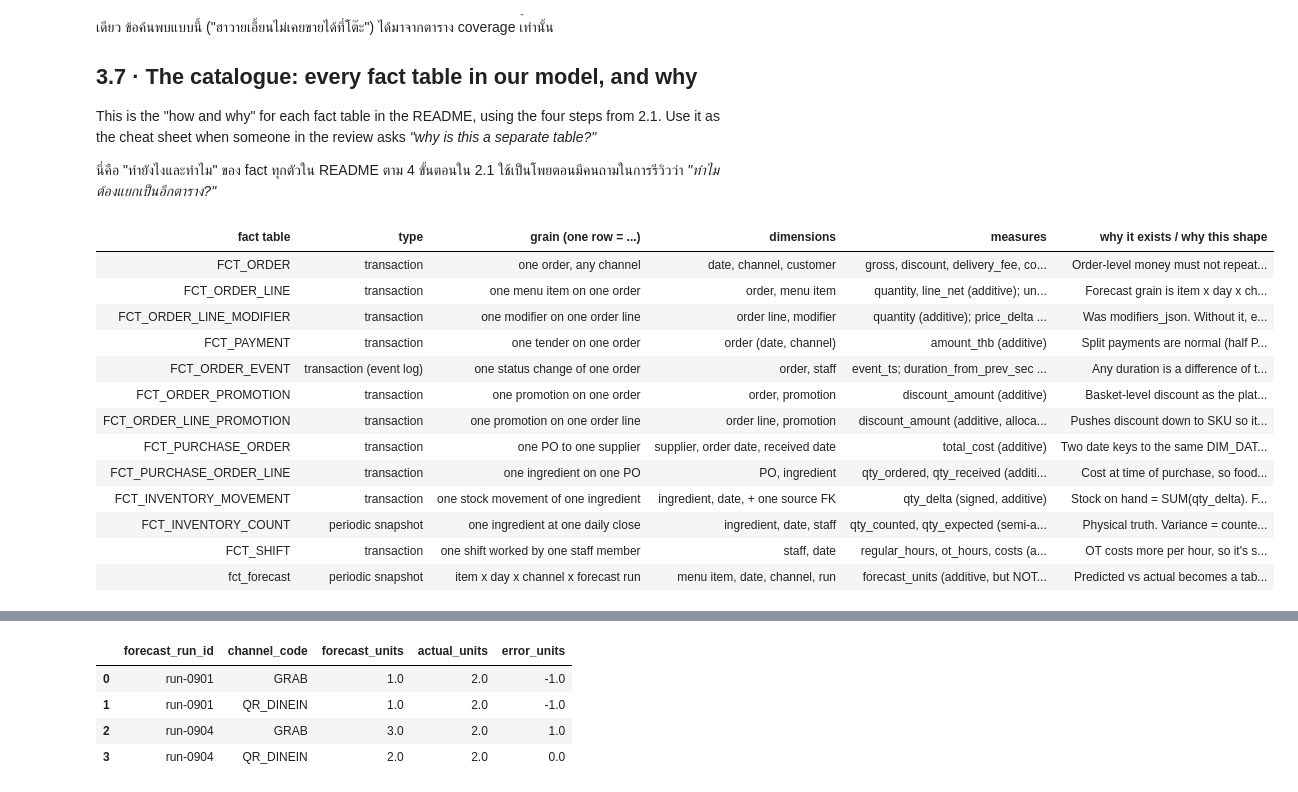
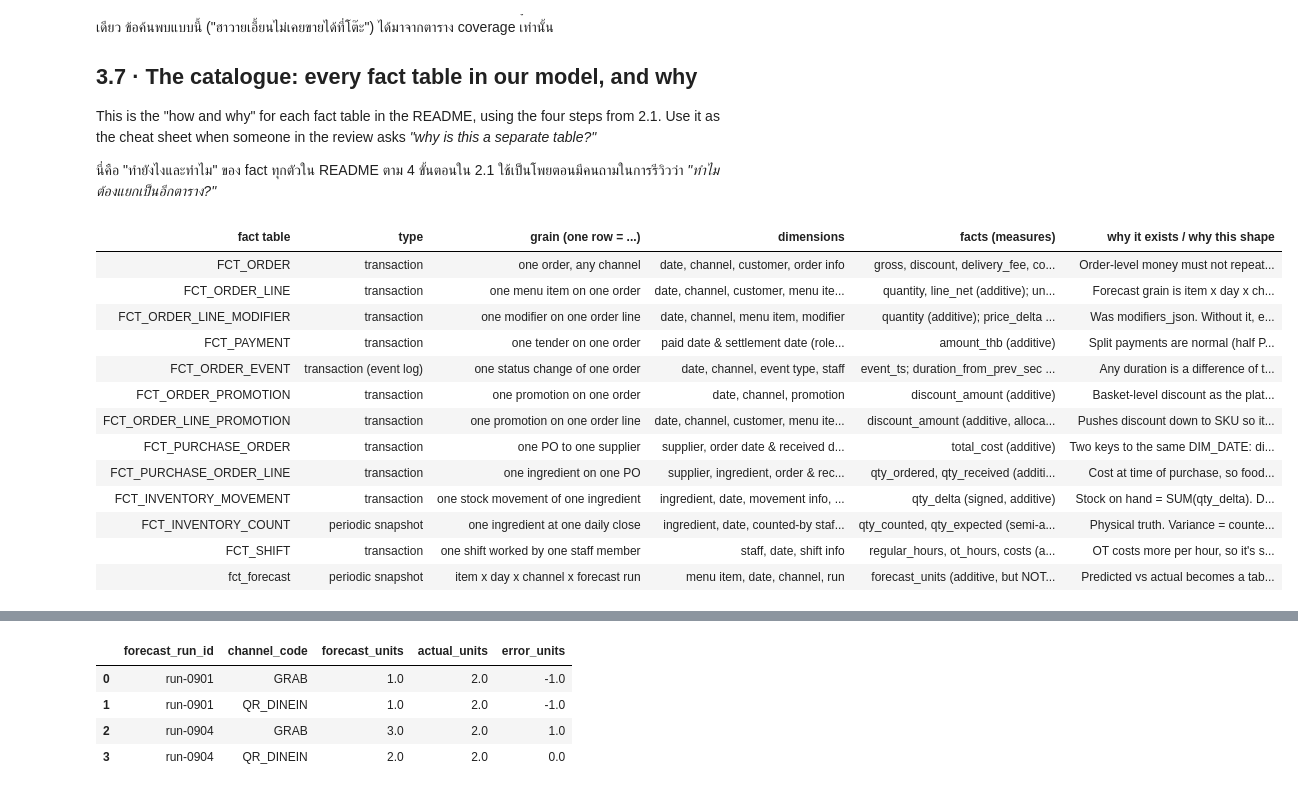
Before and after one commit to QuadrupleBeansStars/MADT-Pizza-shop, a Jupyter notebook: notebooks/warehouse_design.ipynb, the cells around one changed output, grey strips where cells are left out. Cells and saved outputs as stored; diff of their text form; code cells hidden in the pictures.

```diff
--- a/notebooks/warehouse_design.ipynb
+++ b/notebooks/warehouse_design.ipynb
@@ -1079,62 +1170,62 @@ Use it as the cheat sheet when someone in the review asks *"why is this a separa
 # %%
 catalogue = pd.DataFrame([
     ("FCT_ORDER", "transaction", "one order, any channel",
-     "date, channel, customer", "gross, discount, delivery_fee, commission, net_revenue (all additive)",
+     "date, channel, customer, order info", "gross, discount, delivery_fee, commission, net_revenue (all additive)",
      "Order-level money must not repeat per line (3.1). Net revenue = what the shop banks, differs ~30% by channel."),
     ("FCT_ORDER_LINE", "transaction", "one menu item on one order",
-     "order, menu item", "quantity, line_net (additive); unit_price (non-additive, snapshot)",
-     "Forecast grain is item x day x channel, so sales must be item-level. Price snapshotted (3.2)."),
+     "date, channel, customer, menu item, order info", "quantity, line_net (additive); unit_price (nonadditive, snapshot)",
+     "Forecast grain is item x day x channel, so sales must be item-level. Carries its own keys; price snapshotted (3.2)."),
     ("FCT_ORDER_LINE_MODIFIER", "transaction", "one modifier on one order line",
-     "order line, modifier", "quantity (additive); price_delta (snapshot)",
+     "date, channel, menu item, modifier", "quantity (additive); price_delta (snapshot)",
      "Was modifiers_json. Without it, extra cheese never counts as usage and inflates variance 5x (3.3)."),
     ("FCT_PAYMENT", "transaction", "one tender on one order",
-     "order (date, channel)", "amount_thb (additive)",
-     "Split payments are normal (half PromptPay, half cash). Settlement date lags for platforms."),
+     "paid date & settlement date (roles), channel, customer, payment info", "amount_thb (additive)",
+     "Split payments are normal (half PromptPay, half cash). Settlement date is 0 (Not applicable) until paid out."),
     ("FCT_ORDER_EVENT", "transaction (event log)", "one status change of one order",
-     "order, staff", "event_ts; duration_from_prev_sec (additive within an order)",
-     "Any duration is a difference of two rows; a new milestone is not a schema change (3.6)."),
+     "date, channel, event type, staff", "event_ts; duration_from_prev_sec (additive within an order)",
+     "Any duration is a difference of two rows; a new milestone is a new DIM_EVENT_TYPE row (3.6)."),
     ("FCT_ORDER_PROMOTION", "transaction", "one promotion on one order",
-     "order, promotion", "discount_amount (additive)",
-     "Basket-level discount as the platform reports it. Reconciles with the line-level table."),
+     "date, channel, promotion", "discount_amount (additive)",
+     "Basket-level discount as the platform reports it. Reconciles with the line-level table by drilling across."),
     ("FCT_ORDER_LINE_PROMOTION", "transaction", "one promotion on one order line",
-     "order line, promotion", "discount_amount (additive, allocated)",
+     "date, channel, customer, menu item, promotion, promo application", "discount_amount (additive, allocated)",
      "Pushes discount down to SKU so item margin is real. Allocated, not copied (3.1)."),
     ("FCT_PURCHASE_ORDER", "transaction", "one PO to one supplier",
-     "supplier, order date, received date", "total_cost (additive)",
-     "Two date keys to the same DIM_DATE: a role-playing dimension."),
+     "supplier, order date & received date (roles), PO info", "total_cost (additive)",
+     "Two keys to the same DIM_DATE: dimension roles, accessed through aliases."),
     ("FCT_PURCHASE_ORDER_LINE", "transaction", "one ingredient on one PO",
-     "PO, ingredient", "qty_ordered, qty_received (additive); unit_cost (snapshot)",
+     "supplier, ingredient, order & received date, PO info", "qty_ordered, qty_received (additive); unit_cost (snapshot)",
      "Cost at time of purchase, so food cost % doesn't drift when prices change."),
     ("FCT_INVENTORY_MOVEMENT", "transaction", "one stock movement of one ingredient",
-     "ingredient, date, + one source FK", "qty_delta (signed, additive)",
-     "Stock on hand = SUM(qty_delta). Four explicit FKs, never one polymorphic key (3.5)."),
+     "ingredient, date, movement info, menu item, modifier, supplier", "qty_delta (signed, additive)",
+     "Stock on hand = SUM(qty_delta). Dimension keys for analysis (0 = n/a), typed degenerate reference for lineage (3.5)."),
     ("FCT_INVENTORY_COUNT", "periodic snapshot", "one ingredient at one daily close",
-     "ingredient, date, staff", "qty_counted, qty_expected (semi-additive); variance (additive over items)",
+     "ingredient, date, counted-by staff (role)", "qty_counted, qty_expected (semi-additive); variance (additive over items)",
      "Physical truth. Variance = counted - expected is the KPI the model exists for (3.4)."),
     ("FCT_SHIFT", "transaction", "one shift worked by one staff member",
-     "staff, date", "regular_hours, ot_hours, costs (additive); ot_multiplier (snapshot)",
+     "staff, date, shift info", "regular_hours, ot_hours, costs (additive); ot_multiplier (snapshot)",
      "OT costs more per hour, so it's split out; the multiplier is policy, so it's snapshotted."),
     ("fct_forecast", "periodic snapshot", "item x day x channel x forecast run",
      "menu item, date, channel, run", "forecast_units (additive, but NOT across runs)",
      "Predicted vs actual becomes a table you can chart (3.8)."),
-], columns=["fact table", "type", "grain (one row = ...)", "dimensions", "measures", "why it exists / why this shape"])
+], columns=["fact table", "type", "grain (one row = ...)", "dimensions", "facts (measures)", "why it exists / why this shape"])
 
 with pd.option_context("display.max_colwidth", 120):
     display(catalogue.style.set_properties(**{"text-align": "left", "white-space": "pre-wrap"}).hide(axis="index"))
 # %% [output]
-| fact table | type | grain (one row = ...) | dimensions | measures | why it exists / why this shape |
-| FCT_ORDER | transaction | one order, any channel | date, channel, customer | gross, discount, delivery_fee, co... | Order-level money must not repeat... |
-| FCT_ORDER_LINE | transaction | one menu item on one order | order, menu item | quantity, line_net (additive); un... | Forecast grain is item x day x ch... |
-| FCT_ORDER_LINE_MODIFIER | transaction | one modifier on one order line | order line, modifier | quantity (additive); price_delta ... | Was modifiers_json. Without it, e... |
-| FCT_PAYMENT | transaction | one tender on one order | order (date, channel) | amount_thb (additive) | Split payments are normal (half P... |
-| FCT_ORDER_EVENT | transaction (event log) | one status change of one order | order, staff | event_ts; duration_from_prev_sec ... | Any duration is a difference of t... |
-| FCT_ORDER_PROMOTION | transaction | one promotion on one order | order, promotion | discount_amount (additive) | Basket-level discount as the plat... |
-| FCT_ORDER_LINE_PROMOTION | transaction | one promotion on one order line | order line, promotion | discount_amount (additive, alloca... | Pushes discount down to SKU so it... |
-| FCT_PURCHASE_ORDER | transaction | one PO to one supplier | supplier, order date, received date | total_cost (additive) | Two date keys to the same DIM_DAT... |
-| FCT_PURCHASE_ORDER_LINE | transaction | one ingredient on one PO | PO, ingredient | qty_ordered, qty_received (additi... | Cost at time of purchase, so food... |
-| FCT_INVENTORY_MOVEMENT | transaction | one stock movement of one ingredient | ingredient, date, + one source FK | qty_delta (signed, additive) | Stock on hand = SUM(qty_delta). F... |
-| FCT_INVENTORY_COUNT | periodic snapshot | one ingredient at one daily close | ingredient, date, staff | qty_counted, qty_expected (semi-a... | Physical truth. Variance = counte... |
-| FCT_SHIFT | transaction | one shift worked by one staff member | staff, date | regular_hours, ot_hours, costs (a... | OT costs more per hour, so it's s... |
+| fact table | type | grain (one row = ...) | dimensions | facts (measures) | why it exists / why this shape |
+| FCT_ORDER | transaction | one order, any channel | date, channel, customer, order info | gross, discount, delivery_fee, co... | Order-level money must not repeat... |
+| FCT_ORDER_LINE | transaction | one menu item on one order | date, channel, customer, menu ite... | quantity, line_net (additive); un... | Forecast grain is item x day x ch... |
+| FCT_ORDER_LINE_MODIFIER | transaction | one modifier on one order line | date, channel, menu item, modifier | quantity (additive); price_delta ... | Was modifiers_json. Without it, e... |
+| FCT_PAYMENT | transaction | one tender on one order | paid date & settlement date (role... | amount_thb (additive) | Split payments are normal (half P... |
+| FCT_ORDER_EVENT | transaction (event log) | one status change of one order | date, channel, event type, staff | event_ts; duration_from_prev_sec ... | Any duration is a difference of t... |
+| FCT_ORDER_PROMOTION | transaction | one promotion on one order | date, channel, promotion | discount_amount (additive) | Basket-level discount as the plat... |
+| FCT_ORDER_LINE_PROMOTION | transaction | one promotion on one order line | date, channel, customer, menu ite... | discount_amount (additive, alloca... | Pushes discount down to SKU so it... |
+| FCT_PURCHASE_ORDER | transaction | one PO to one supplier | supplier, order date & received d... | total_cost (additive) | Two keys to the same DIM_DATE: di... |
+| FCT_PURCHASE_ORDER_LINE | transaction | one ingredient on one PO | supplier, ingredient, order & rec... | qty_ordered, qty_received (additi... | Cost at time of purchase, so food... |
+| FCT_INVENTORY_MOVEMENT | transaction | one stock movement of one ingredient | ingredient, date, movement info, ... | qty_delta (signed, additive) | Stock on hand = SUM(qty_delta). D... |
+| FCT_INVENTORY_COUNT | periodic snapshot | one ingredient at one daily close | ingredient, date, counted-by staf... | qty_counted, qty_expected (semi-a... | Physical truth. Variance = counte... |
+| FCT_SHIFT | transaction | one shift worked by one staff member | staff, date, shift info | regular_hours, ot_hours, costs (a... | OT costs more per hour, so it's s... |
 | fct_forecast | periodic snapshot | item x day x channel x forecast run | menu item, date, channel, run | forecast_units (additive, but NOT... | Predicted vs actual becomes a tab... |
 # %% [markdown]
 ## 3.8 · Worked example: designing a new fact table from scratch
```
Also changed, not shown: parts of 62 cells of this notebook, 19 other files.
